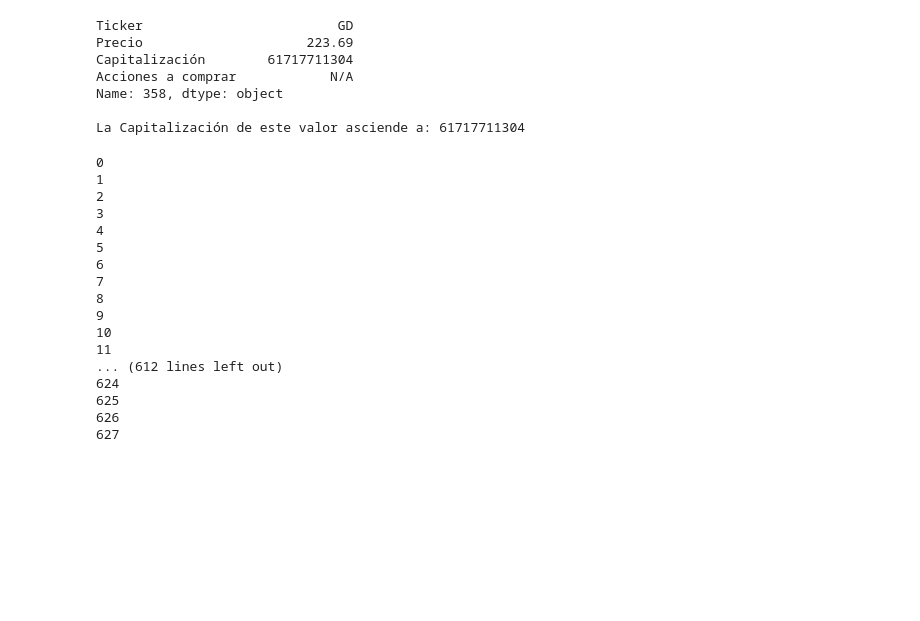
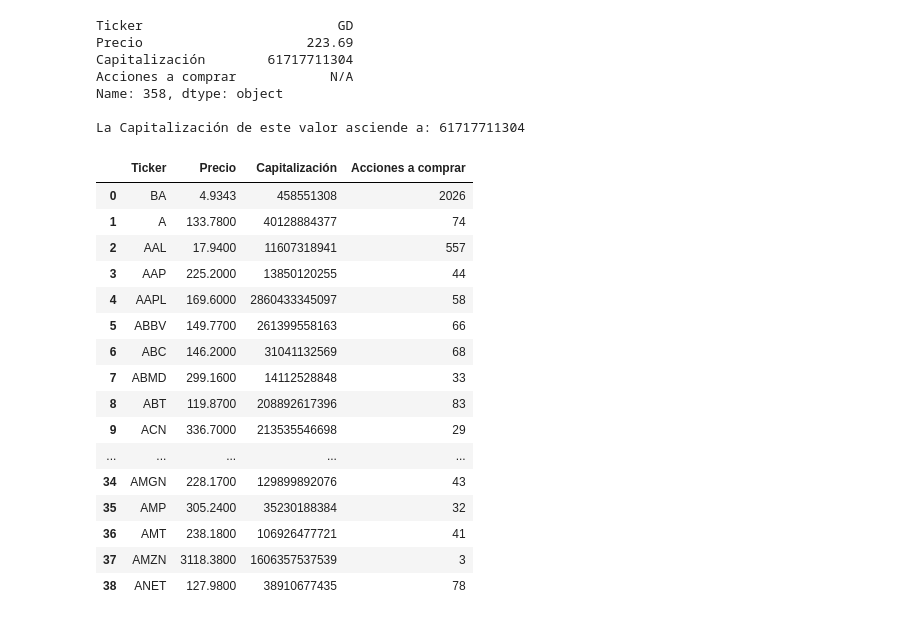
Before and after one commit to ferranfont/Introduccion_al_trading_algoritmico, a Jupyter notebook: mi_primer_dataframe.ipynb, the cells around one changed output. Saved outputs shown, nothing was run; the diff lists cells and outputs as text; code cells hidden in the pictures; blank space fills up the shorter version.

```diff
--- a/mi_primer_dataframe.ipynb
+++ b/mi_primer_dataframe.ipynb
@@ -131,23 +131,27 @@ Acciones a comprar            N/A
 Name: 358, dtype: object
 
 La Capitalización de este valor asciende a: 61717711304
-# %%
-for i in range(0,n_valores):
-# %% [output]
-0
-1
-2
-3
-4
-5
-6
-7
-8
-9
-10
-11
-... (612 lines left out)
-624
-625
-626
-627
+# %%
+# Finalmente rellenaremos la columna que nos falta del dataframe -núm. de acciones a comprar- con el valor correspondiente
+for i in range(0,n_valores):
+  final_dataframe.loc[i,'Acciones a comprar'] = math.floor(portfolio_size/final_dataframe.loc[i,'Precio'])
+
+final_dataframe.head(39)
+# %% [output]
+|  | Ticker | Precio | Capitalización | Acciones a comprar |
+| 0 | BA | 4.9343 | 458551308 | 2026 |
+| 1 | A | 133.7800 | 40128884377 | 74 |
+| 2 | AAL | 17.9400 | 11607318941 | 557 |
+| 3 | AAP | 225.2000 | 13850120255 | 44 |
+| 4 | AAPL | 169.6000 | 2860433345097 | 58 |
+| 5 | ABBV | 149.7700 | 261399558163 | 66 |
+| 6 | ABC | 146.2000 | 31041132569 | 68 |
+| 7 | ABMD | 299.1600 | 14112528848 | 33 |
+| 8 | ABT | 119.8700 | 208892617396 | 83 |
+| 9 | ACN | 336.7000 | 213535546698 | 29 |
+| ... | ... | ... | ... | ... |
+| 34 | AMGN | 228.1700 | 129899892076 | 43 |
+| 35 | AMP | 305.2400 | 35230188384 | 32 |
+| 36 | AMT | 238.1800 | 106926477721 | 41 |
+| 37 | AMZN | 3118.3800 | 1606357537539 | 3 |
+| 38 | ANET | 127.9800 | 38910677435 | 78 |
```
